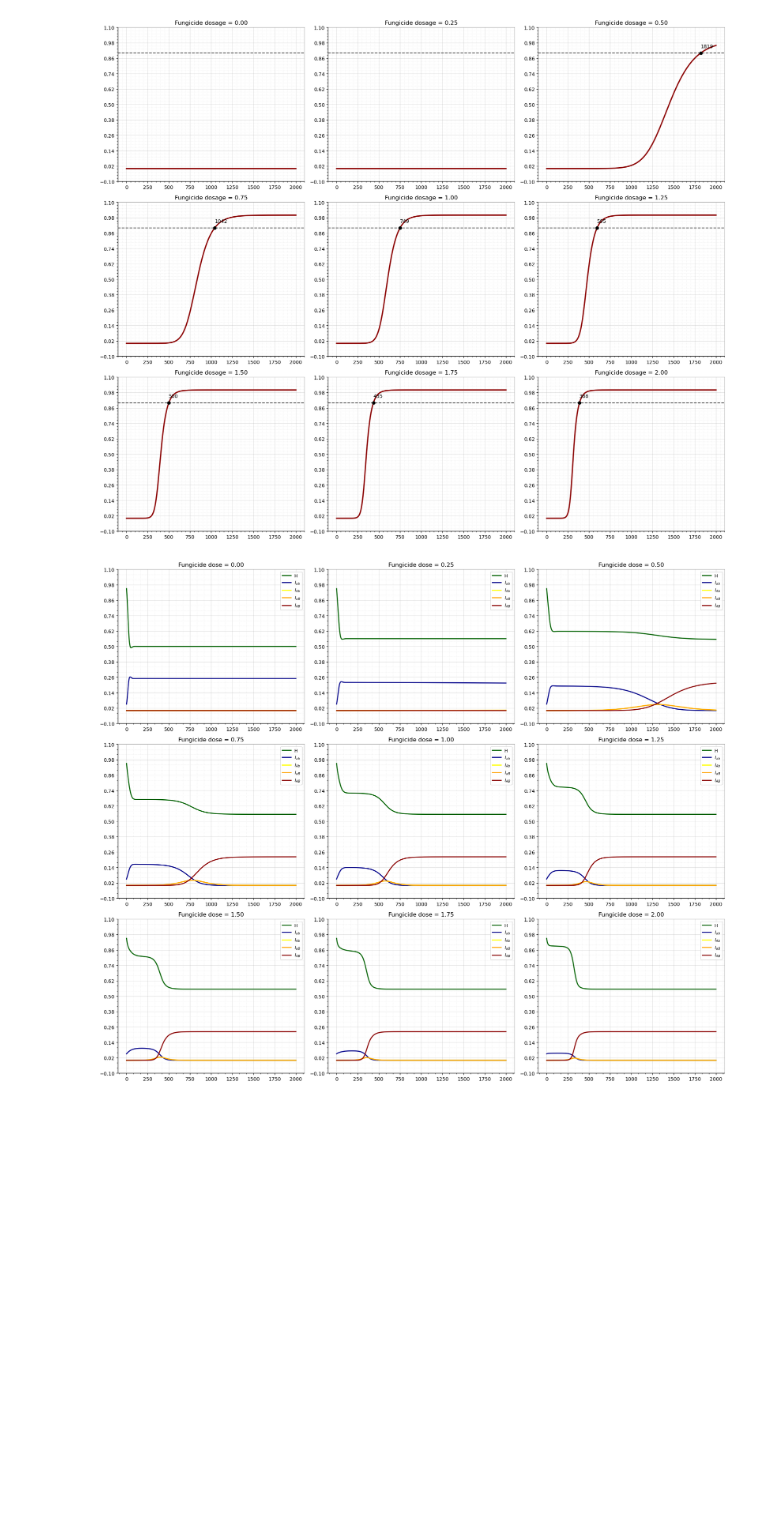
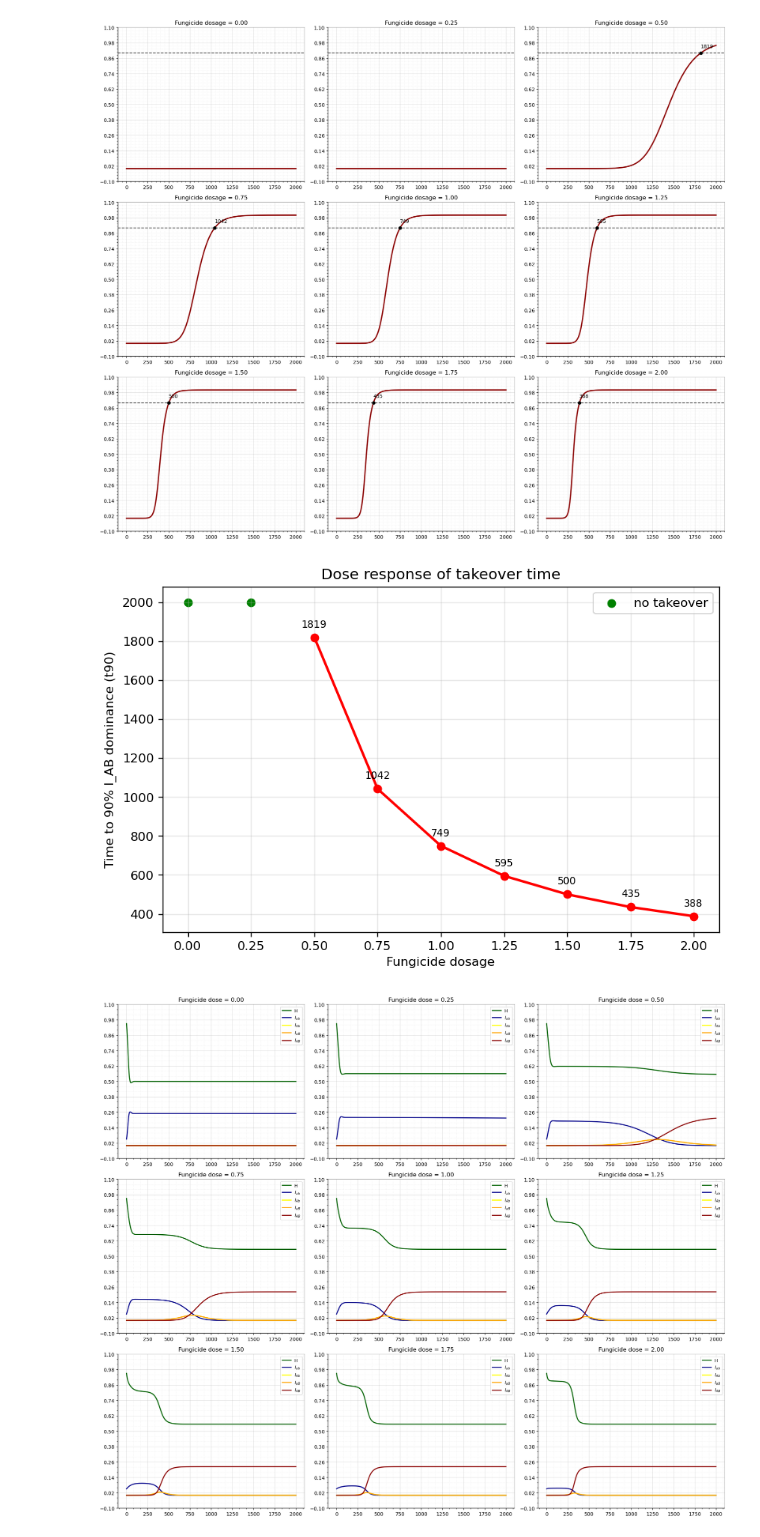
Before and after one commit to NGorga/MDR_different-genotypes, a Jupyter notebook: Parameter_range_simulations.ipynb, the cells around one changed output. Cells and saved outputs as stored; diff of their text form; code cells hidden in the pictures; blank space fills up the shorter version.

```diff
--- a/Parameter_range_simulations.ipynb
+++ b/Parameter_range_simulations.ipynb
@@ -196,6 +192,53 @@ plt.tight_layout()
 plt.show()
 # %% [output]
 [figure]
+# %%
+t90_values = []
+
+for sol in full_dynamics:
+    I_total = sol[:,1] + sol[:,2] + sol[:,3] + sol[:,4]
+    I_AB = sol[:,4]
+    prop = np.divide(I_AB, I_total, out=np.zeros_like(I_total), where=I_total!=0 )
+
+    idx = np.where(prop >= 0.9)[0]
+
+    if len(idx) > 0:
+        t90_values.append(t[idx[0]])
+    else:
+        t90_values.append(np.nan)
+
+t90_values = np.array(t90_values)
+
+plt.figure(figsize=(8,5), dpi=120)
+plt.plot(dosage_range, t90_values,
+         marker='o',
+         color = 'red',
+         linewidth=2)
+
+for i in range(len(dosage_range)):
+    if not np.isnan(t90_values[i]):
+        plt.annotate(f"{t90_values[i]:.0f}",
+                     (dosage_range[i], t90_values[i]),
+                     textcoords = 'offset points',
+                     xytext=(0,8),
+                     ha='center',
+                     fontsize=8)
+
+mask = np.isnan(t90_values)
+plt.scatter(np.array(dosage_range)[mask],
+            np.full(np.sum(mask), 2000),
+            color='green',
+            label='no takeover')
+
+plt.xlabel("Fungicide dosage")
+plt.ylabel("Time to 90% I_AB dominance (t90)")
+plt.title("Dose response of takeover time")
+
+plt.grid(alpha=0.3)
+plt.legend()
+plt.show()
+# %% [output]
+[figure, added]
 # %%
 n = len(dosage_range)
 cols = 3
```
Also changed, not shown: parts of 9 cells of this notebook.
